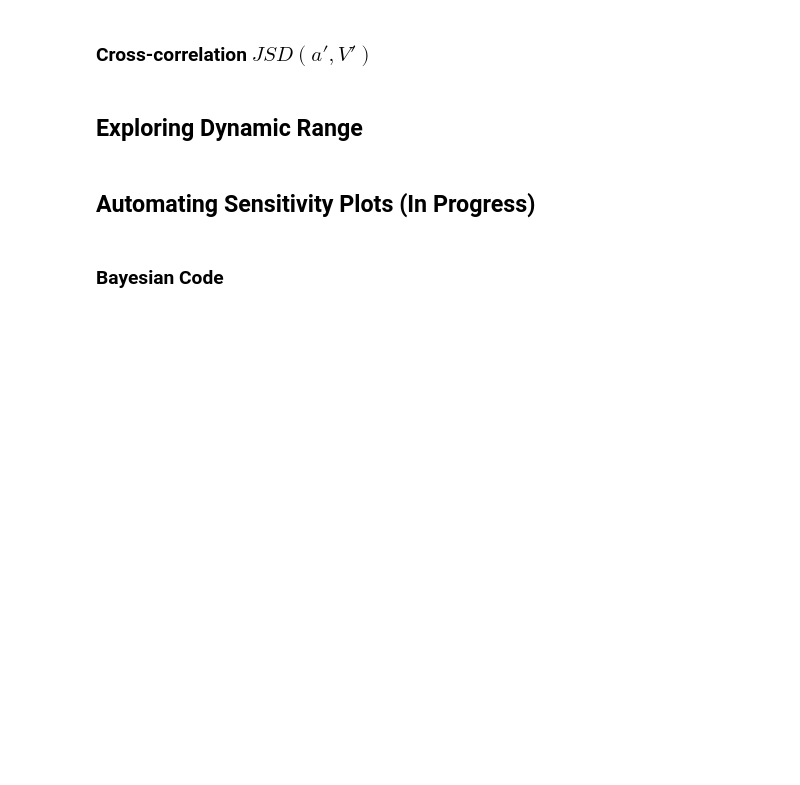
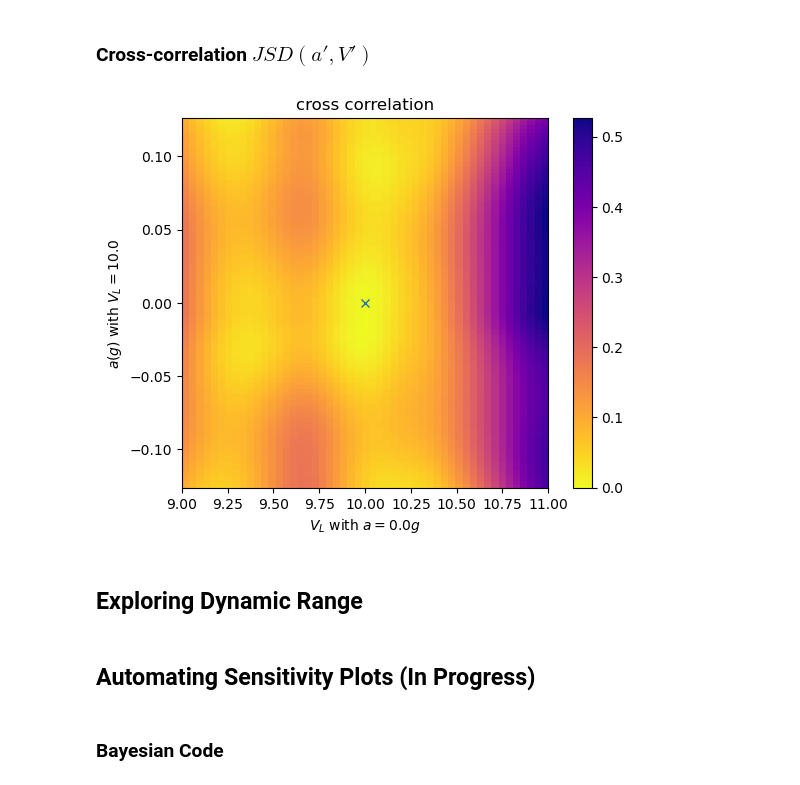
Before and after one commit to rootware/lattice_evolution, a Jupyter notebook: Python/JSD Plots.ipynb, the cells around one changed output. Saved outputs shown, nothing was run; the diff lists cells and outputs as text; code cells hidden in the pictures; blank space fills up the shorter version.

```diff
--- a/Python/JSD Plots.ipynb
+++ b/Python/JSD Plots.ipynb
@@ -403,39 +408,41 @@ plt.savefig("JS_latt_g.png")
 # %% [markdown]
 ### Cross-correlation $JSD(a',V')$
 # %%
-momindices_a=np.where(AVListIndex[:,1]==25)[0];
+momindices_a=np.where(AVListIndex[:,1]==int((VList.shape[0]-1)/2))[0];
 momproblist_a =MomProb[momindices_a];
 indices_a = AVListIndex[momindices_a];
 
-momindices_V=np.where(AVListIndex[:,0]==50)[0];
+momindices_V=np.where(AVListIndex[:,0]==int((AList.shape[0]-1)/2))[0];
 momproblist_V =MomProb[momindices_V];
 indices_V = AVListIndex[momindices_V];
 
 accindices = indices_a[:, 0];
 acc = AList[accindices];
 
 lattindices = indices_V[:, 1];
 latt = VList[lattindices]
 
 no_of_values_a = len(accindices);
 no_of_values_V = len(lattindices);
 JSDivergenceMatrix=np.zeros((no_of_values_a, no_of_values_V)) ;
 
 for i in accindices:
     for j in lattindices:
         JSDivergenceMatrix [i][j]= JSDivergence(momproblist_a[i], momproblist_V[j])
 
 plt.imshow(JSDivergenceMatrix, cmap="plasma_r", extent=[latt[0], latt[-1], acc[-1]*accUnit/g, acc[0]*accUnit/g ], aspect=8)
 indices_JS = np.where(JSDivergenceMatrix==0.0)
 plt.plot(VList[indices_JS[1]],AList[indices_JS[0]], 'x')
 plt.gca().invert_yaxis()
 #plt.plot(AList[indices_JS[0]],VList[indices_JS[1]])
-plt.xlabel("$V_0$ with $a=$"+str(AList[50])+"$g$")
-plt.ylabel("$a(g)$ with $V0=$"+str(VList[25]))
+plt.xlabel("$V_L$ with $a=$"+str(AList[50])+"$g$")
+plt.ylabel("$a(g)$ with $V_L=$"+str(VList[25]))
 plt.colorbar()
 plt.grid(False)
 plt.title("cross correlation")
 plt.savefig("JS_cross_g.png")
+# %% [output]
+[figure, added]
 # %%
 momindices_a=np.where(AVListIndex[:,1]==25)[0];
 momproblist_a =MomProb[momindices_a];
```
Also changed, not shown: parts of 6 cells of this notebook, 15 other files.
